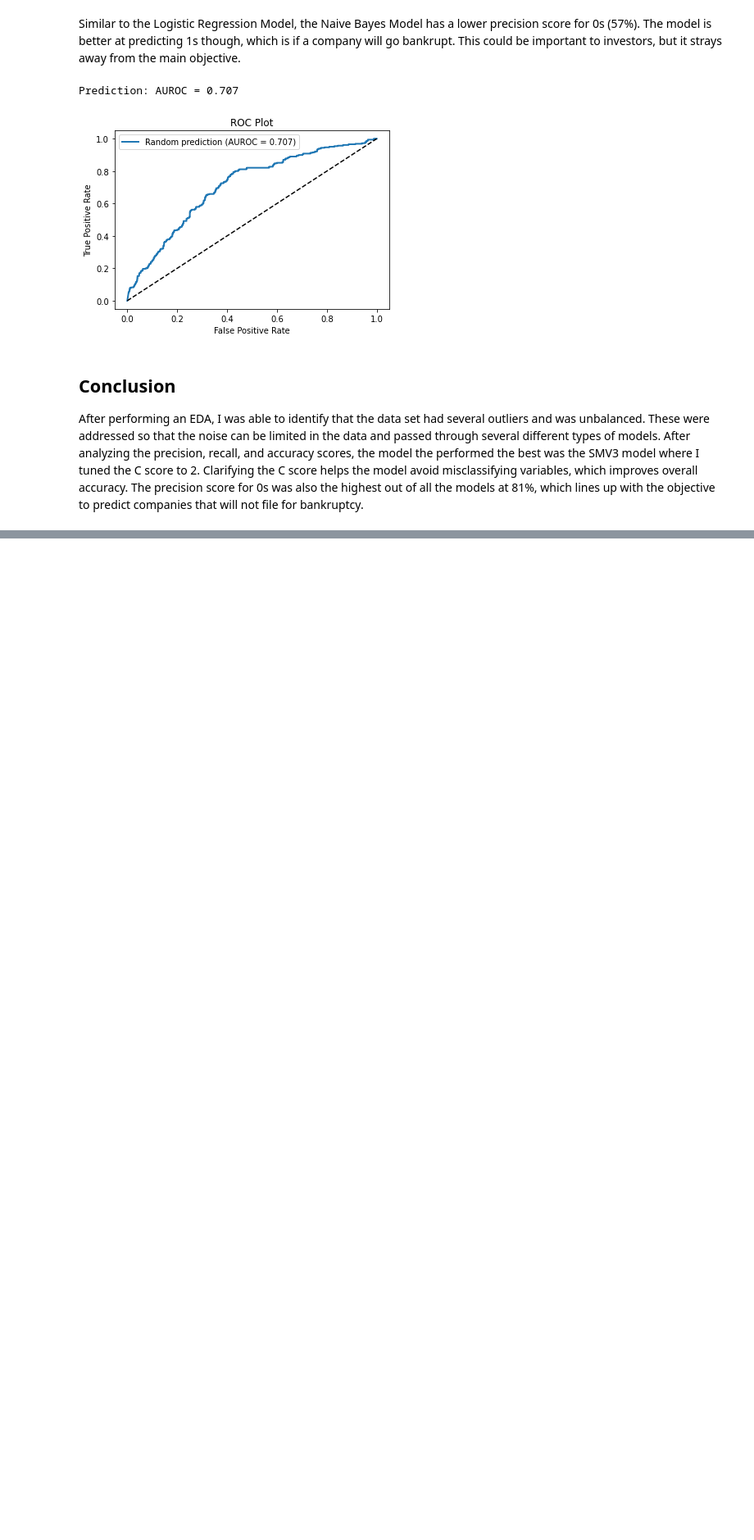
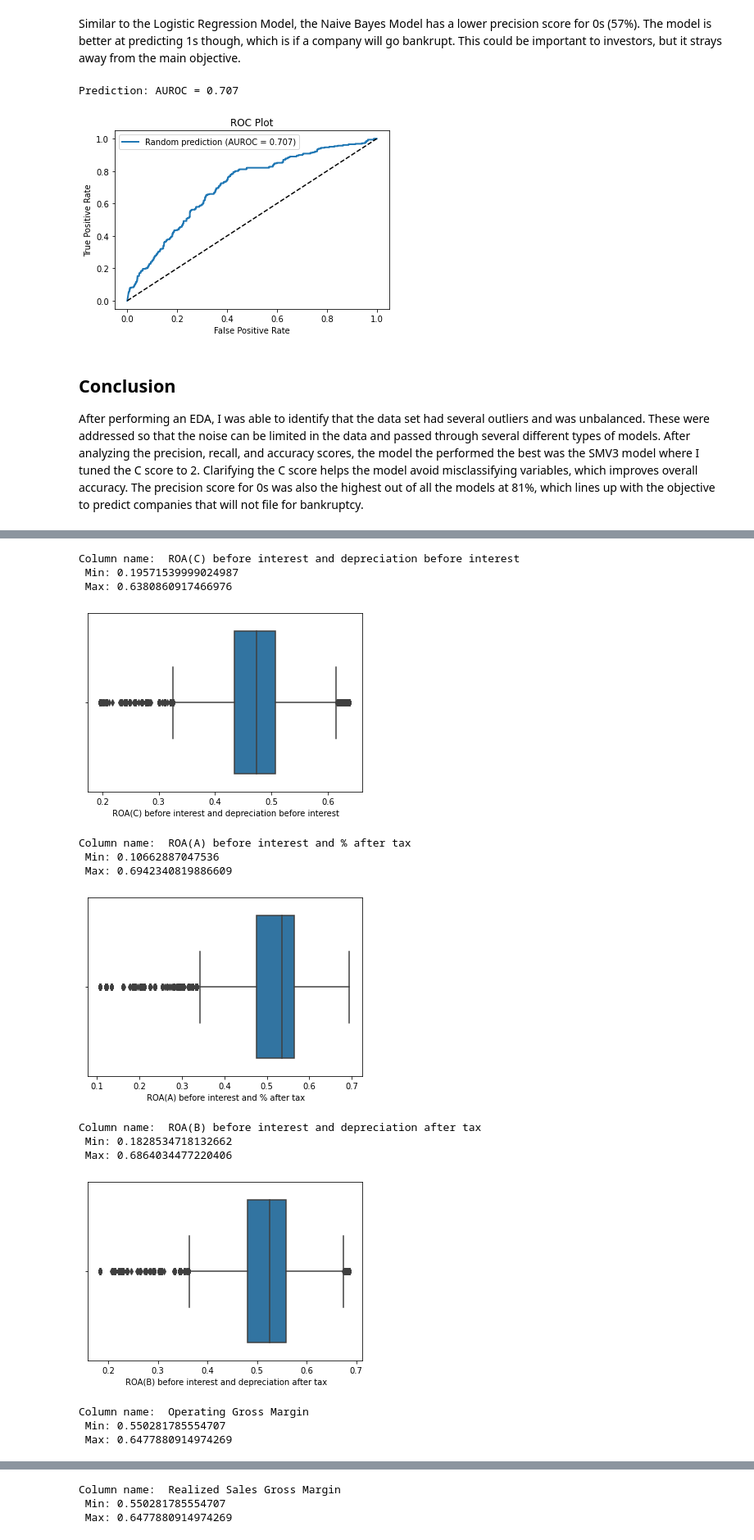
Before and after one commit to DrakeData/Bankruptcy_Prediction, a Jupyter notebook: bankruptcy_pred_main.ipynb, the cells around one changed output, grey strips where cells are left out. Shown at 82% size. Saved outputs shown, nothing was run; the diff lists cells and outputs as text; code cells hidden in the pictures; blank space fills up the shorter version.

```diff
--- a/bankruptcy_pred_main.ipynb
+++ b/bankruptcy_pred_main.ipynb
@@ -488,0 +493,8 @@ After performing an EDA, I was able to identify that the data set had several ou
+# %%
+# defining dependent and independent variables
+x = final_df.drop('Bankrupt?', axis=1)
+y = final_df['Bankrupt?']
+
+# split data into 80% train & 20% test set
+x_train, x_test, y_train, y_test = train_test_split(x, y, test_size=0.2,
+                                                    random_state=0)
@@ -488,0 +516,22 @@ After performing an EDA, I was able to identify that the data set had several ou
+# %%
+# Looking at min/max of columns
+for col in x_train.columns:
+  print(f"Column name: {col} \n Min: {x_train[col].min()} \n Max: {x_train[col].max()}")
+  sns.boxplot(x=x_train[col])
+  plt.show()
+# %% [output]
+Column name:  ROA(C) before interest and depreciation before interest
+ Min: 0.19571539999024987
+ Max: 0.6380860917466976
+[figure, added]
+Column name:  ROA(A) before interest and % after tax
+ Min: 0.10662887047536
+ Max: 0.6942340819886609
+[figure, added]
+Column name:  ROA(B) before interest and depreciation after tax
+ Min: 0.1828534718132662
+ Max: 0.6864034477220406
+[figure, added]
+Column name:  Operating Gross Margin
+ Min: 0.550281785554707
+ Max: 0.6477880914974269
@@ -488,0 +539,3 @@ After performing an EDA, I was able to identify that the data set had several ou
+Column name:  Realized Sales Gross Margin
+ Min: 0.550281785554707
+ Max: 0.6477880914974269
```
Also changed, not shown: parts of 19 cells of this notebook.
